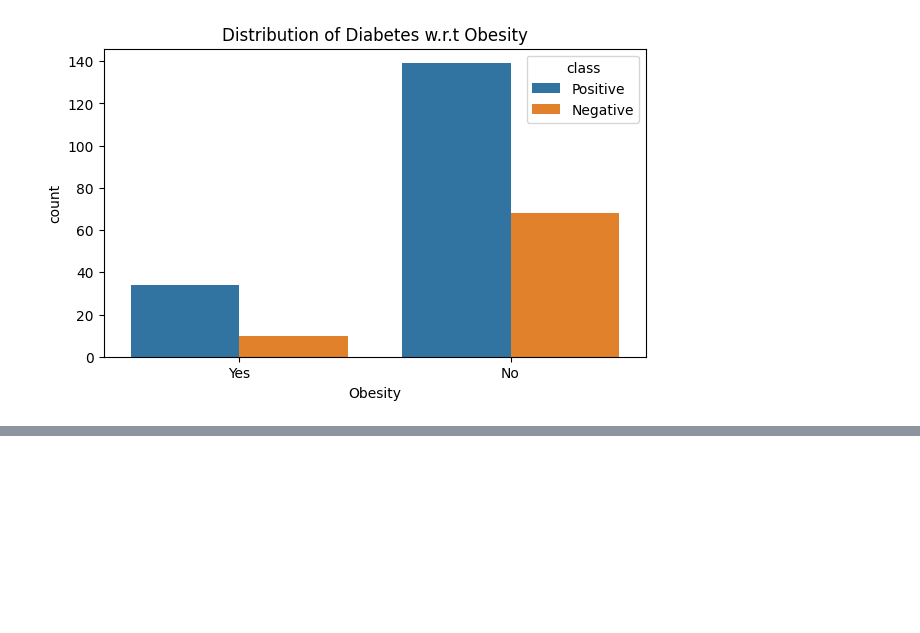
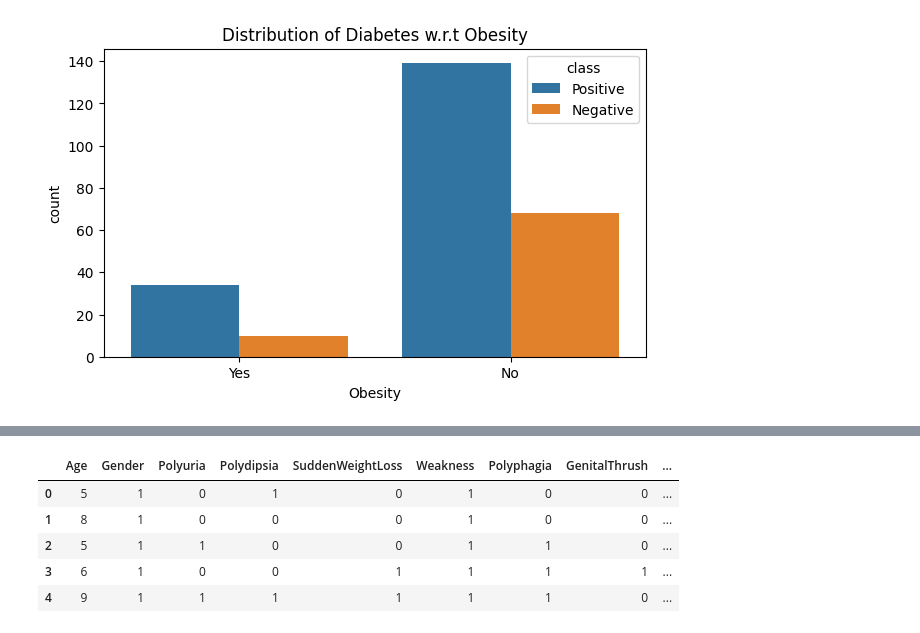
Before and after one commit to pdpavandesai/MergingDiabetesData, a Jupyter notebook: DuttaDatasetAnalysis.ipynb, the cells around one changed output, grey strips where cells are left out. Drawn from its saved outputs; the diff is of its cells as text; code cells hidden in the pictures; blank space fills up the shorter version.

```diff
--- a/DuttaDatasetAnalysis.ipynb
+++ b/DuttaDatasetAnalysis.ipynb
@@ -449,0 +398,10 @@ duttaDataset_Actual_Copy.head(15)
+# %%
+duttaDataset_Actual_Copy['Age'] = duttaDataset_Actual_Copy['Age'].apply(categorizeAge)
+duttaDataset_Actual_Copy.head()
+# %% [output]
+|  | Age | Gender | Polyuria | Polydipsia | SuddenWeightLoss | Weakness | Polyphagia | GenitalThrush | ... |
+| 0 | 5 | 1 | 0 | 1 | 0 | 1 | 0 | 0 | ... |
+| 1 | 8 | 1 | 0 | 0 | 0 | 1 | 0 | 0 | ... |
+| 2 | 5 | 1 | 1 | 0 | 0 | 1 | 1 | 0 | ... |
+| 3 | 6 | 1 | 0 | 0 | 1 | 1 | 1 | 1 | ... |
+| 4 | 9 | 1 | 1 | 1 | 1 | 1 | 1 | 0 | ... |
```
Also changed, not shown: parts of 20 cells of this notebook.
